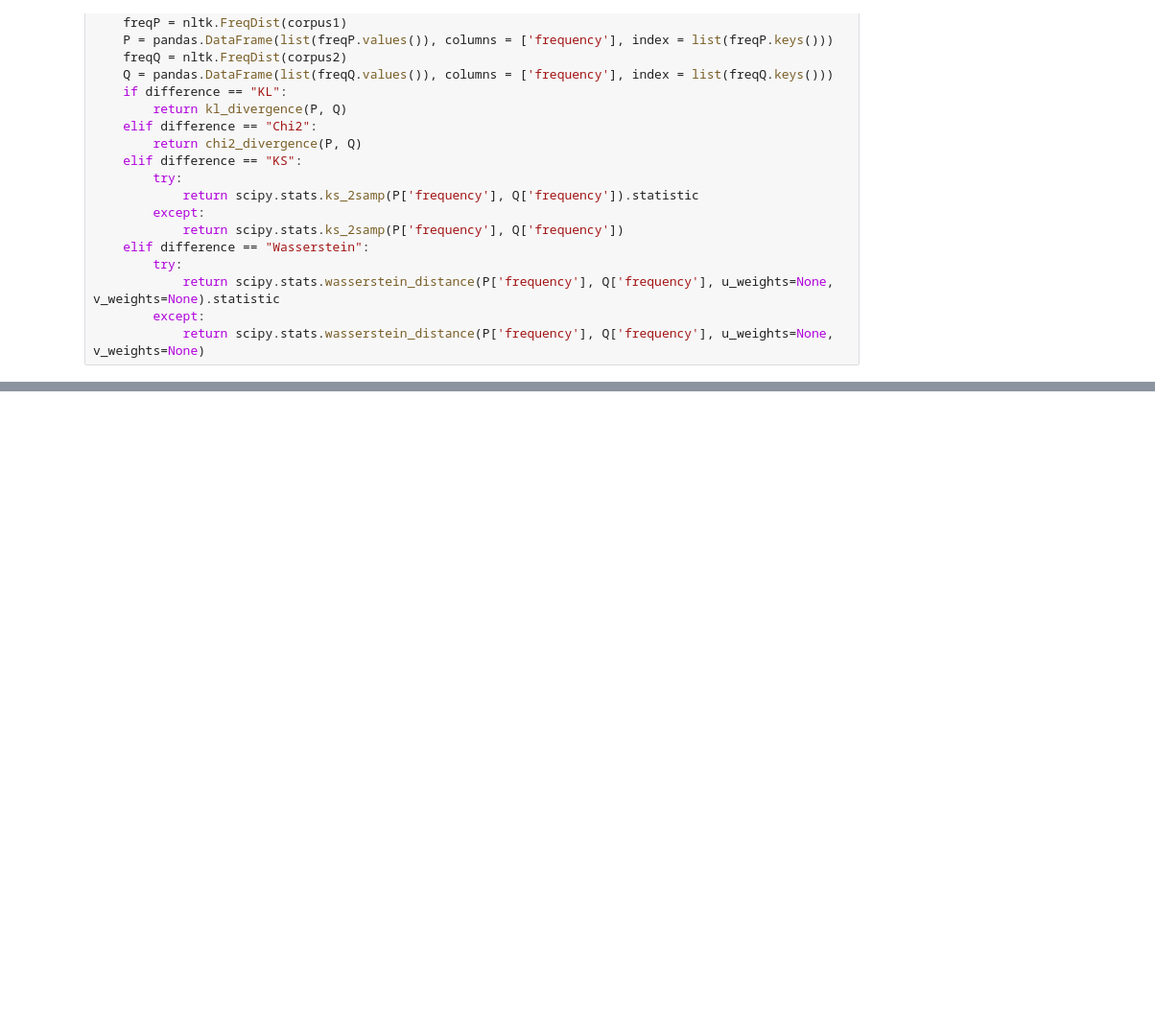
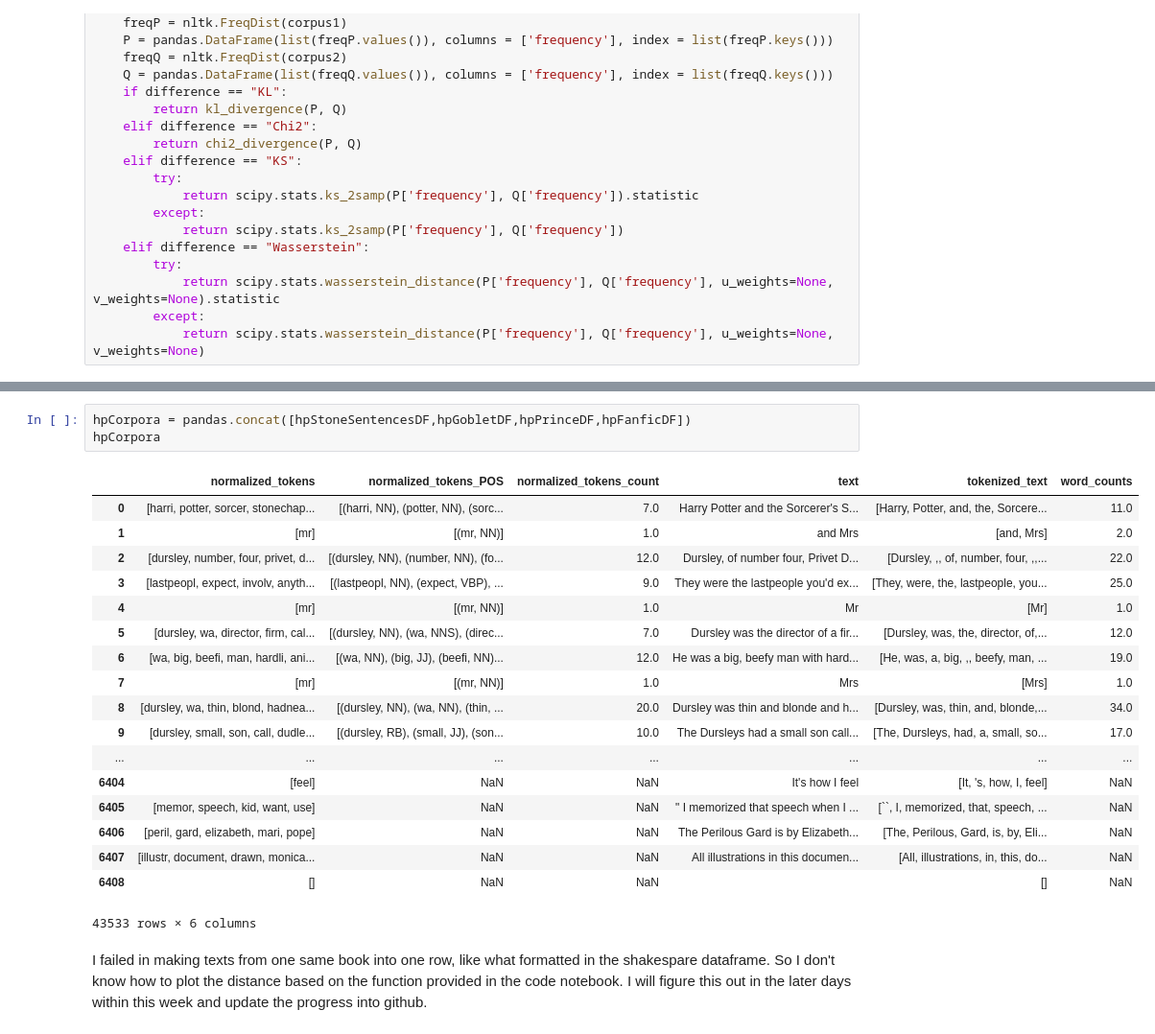
Before and after one commit to ZhaodiChen/content-analysis-2018, a Jupyter notebook: 2-Corpus-Linguistics/2-Corpus-Linguistics.ipynb, the cells around one changed output, grey strips where cells are left out. Shown at 96% size. Saved outputs shown, nothing was run; the diff lists cells and outputs as text; blank space fills up the shorter version.

```diff
--- a/2-Corpus-Linguistics/2-Corpus-Linguistics.ipynb
+++ b/2-Corpus-Linguistics/2-Corpus-Linguistics.ipynb
@@ -2301,0 +2309,24 @@ shakespeare_df
+# %%
+hpCorpora = pandas.concat([hpStoneSentencesDF,hpGobletDF,hpPrinceDF,hpFanficDF])
+hpCorpora
+# %% [output]
+|  | normalized_tokens | normalized_tokens_POS | normalized_tokens_count | text | tokenized_text | word_counts |
+| 0 | [harri, potter, sorcer, stonechap... | [(harri, NN), (potter, NN), (sorc... | 7.0 | Harry Potter and the Sorcerer's S... | [Harry, Potter, and, the, Sorcere... | 11.0 |
+| 1 | [mr] | [(mr, NN)] | 1.0 | and Mrs | [and, Mrs] | 2.0 |
+| 2 | [dursley, number, four, privet, d... | [(dursley, NN), (number, NN), (fo... | 12.0 | Dursley, of number four, Privet D... | [Dursley, ,, of, number, four, ,,... | 22.0 |
+| 3 | [lastpeopl, expect, involv, anyth... | [(lastpeopl, NN), (expect, VBP), ... | 9.0 | They were the lastpeople you'd ex... | [They, were, the, lastpeople, you... | 25.0 |
+| 4 | [mr] | [(mr, NN)] | 1.0 | Mr | [Mr] | 1.0 |
+| 5 | [dursley, wa, director, firm, cal... | [(dursley, NN), (wa, NNS), (direc... | 7.0 | Dursley was the director of a fir... | [Dursley, was, the, director, of,... | 12.0 |
+| 6 | [wa, big, beefi, man, hardli, ani... | [(wa, NN), (big, JJ), (beefi, NN)... | 12.0 | He was a big, beefy man with hard... | [He, was, a, big, ,, beefy, man, ... | 19.0 |
+| 7 | [mr] | [(mr, NN)] | 1.0 | Mrs | [Mrs] | 1.0 |
+| 8 | [dursley, wa, thin, blond, hadnea... | [(dursley, NN), (wa, NN), (thin, ... | 20.0 | Dursley was thin and blonde and h... | [Dursley, was, thin, and, blonde,... | 34.0 |
+| 9 | [dursley, small, son, call, dudle... | [(dursley, RB), (small, JJ), (son... | 10.0 | The Dursleys had a small son call... | [The, Dursleys, had, a, small, so... | 17.0 |
+| ... | ... | ... | ... | ... | ... | ... |
+| 6404 | [feel] | NaN | NaN | It's how I feel | [It, 's, how, I, feel] | NaN |
+| 6405 | [memor, speech, kid, want, use] | NaN | NaN | " I memorized that speech when I ... | [``, I, memorized, that, speech, ... | NaN |
+| 6406 | [peril, gard, elizabeth, mari, pope] | NaN | NaN | The Perilous Gard is by Elizabeth... | [The, Perilous, Gard, is, by, Eli... | NaN |
+| 6407 | [illustr, document, drawn, monica... | NaN | NaN | All illustrations in this documen... | [All, illustrations, in, this, do... | NaN |
+| 6408 | [] | NaN | NaN |  | [] | NaN |
+43533 rows × 6 columns
+# %% [markdown]
+I failed in making texts from one same book into one row, like what formatted in the shakespare dataframe. So I don't know how to plot the distance based on the function provided in the code notebook. I will figure this out in the later days within this week and update the progress into github.
```
Also changed, not shown: parts of 53 cells of this notebook, 1 other file.
